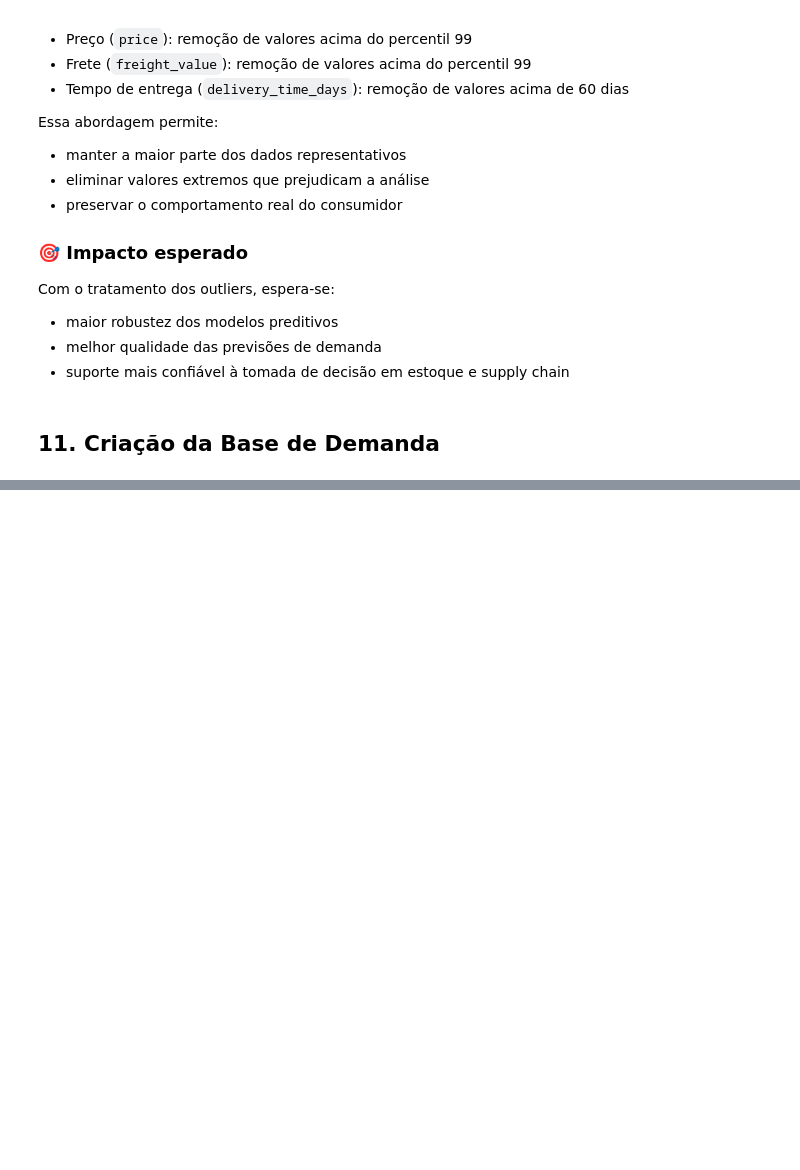
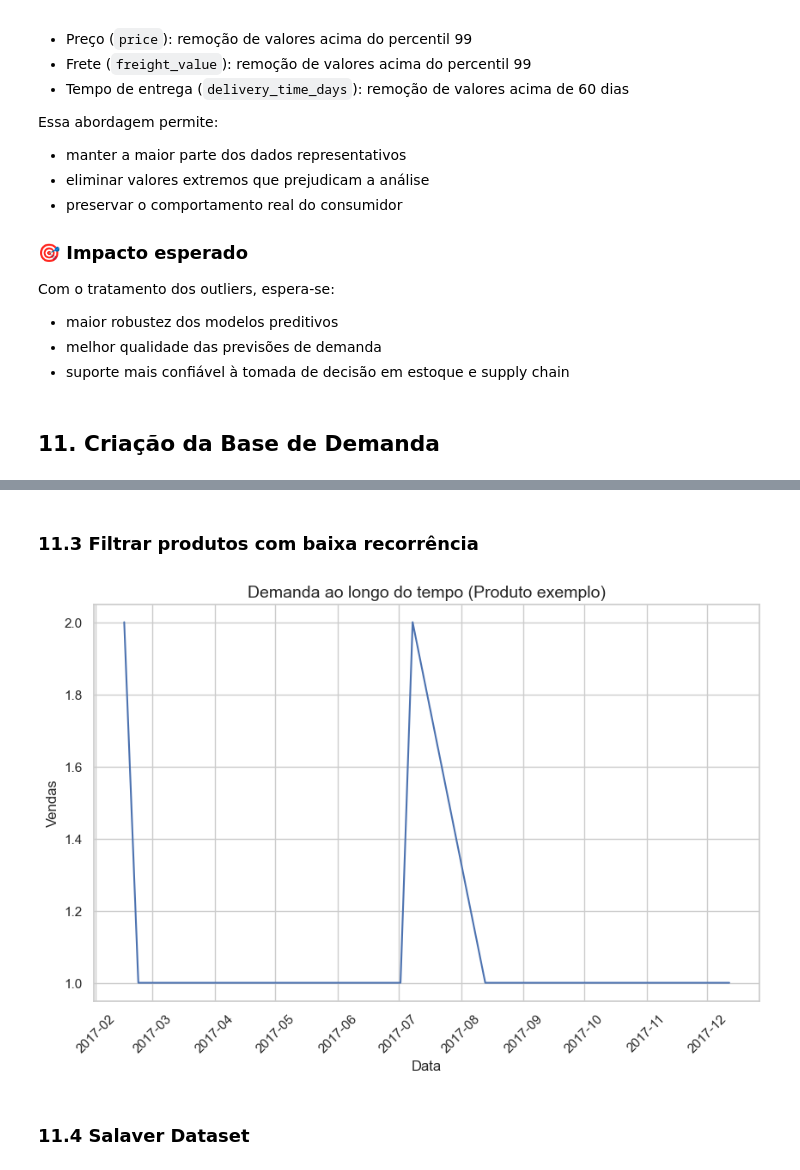
Before and after one commit to Graciliana/ADA_Elas_Tech-Sistema-Inteligente-de-Compras, a Jupyter notebook: notebooks/03_data_preparation.ipynb, the cells around one changed output, grey strips where cells are left out. Drawn from its saved outputs; the diff is of its cells as text; code cells hidden in the pictures; blank space fills up the shorter version.

Commit message:
[feat](notebook_03) created dataset df_demand

```diff
--- a/notebooks/03_data_preparation.ipynb
+++ b/notebooks/03_data_preparation.ipynb
@@ -527,0 +536,2 @@ Com o tratamento dos outliers, espera-se:
+# %%
+df['date'] = df['order_purchase_timestamp'].dt.date
@@ -527,0 +540,6 @@ Com o tratamento dos outliers, espera-se:
+# %%
+df_demand = (
+    df.groupby(['product_id', 'date'])
+      .size()
+      .reset_index(name='sales')
+)
@@ -527,0 +568,29 @@ Com o tratamento dos outliers, espera-se:
+# %% [markdown]
+### 11.3 Filtrar produtos com baixa recorrência
+# %%
+product_counts = df_demand['product_id'].value_counts()
+
+valid_products = product_counts[product_counts > 10].index
+
+df_demand = df_demand[df_demand['product_id'].isin(valid_products)]
+# %%
+## ordenar os dados
+df_demand = df_demand.sort_values(['product_id', 'date'])
+# %%
+sample_product = df_demand['product_id'].iloc[10]
+
+df_sample = df_demand[df_demand['product_id'] == sample_product]
+
+import matplotlib.pyplot as plt
+
+plt.figure()
+plt.plot(df_sample['date'], df_sample['sales'])
+plt.title('Demanda ao longo do tempo (Produto exemplo)')
+plt.xlabel('Data')
+plt.ylabel('Vendas')
+plt.xticks(rotation=45)
+plt.show()
+# %% [output]
+[figure, added]
+# %% [markdown]
+### 11.4 Salaver Dataset
```
Also changed, not shown: parts of 7 cells of this notebook.
